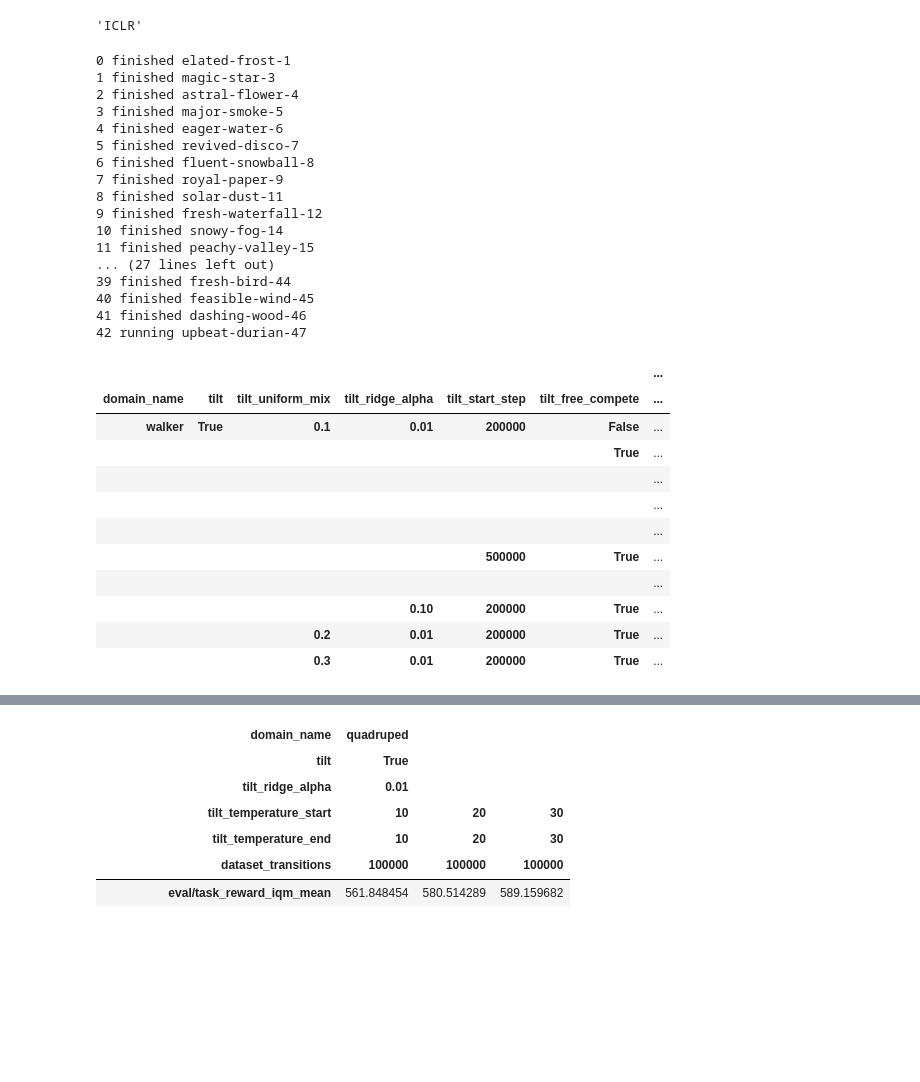
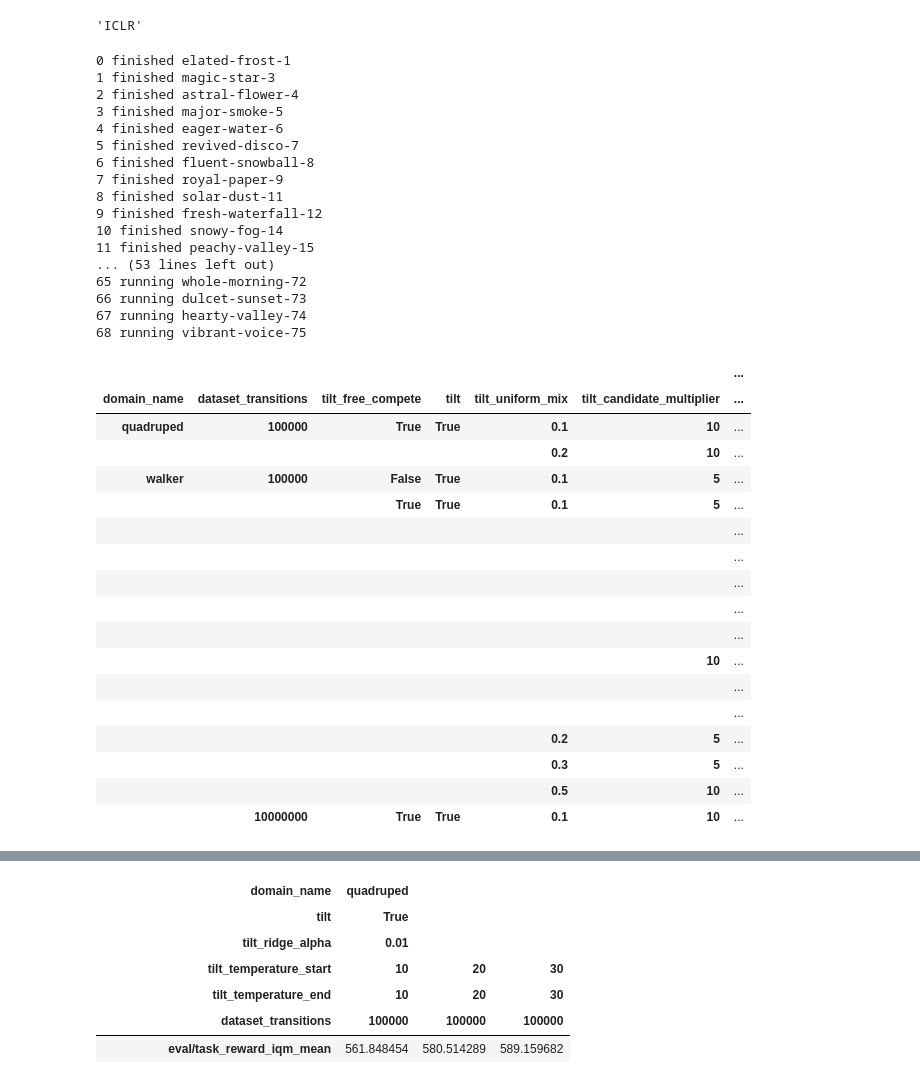
Before and after one commit to Giho-Kim/note, a Jupyter notebook: D-LEVER-FB.ipynb, the cells around one changed output, grey strips where cells are left out. Cells and saved outputs as stored; diff of their text form; code cells hidden in the pictures; blank space fills up the shorter version.

```diff
--- a/D-LEVER-FB.ipynb
+++ b/D-LEVER-FB.ipynb
@@ -82,7 +82,7 @@ project
 # %% [output]
 'ICLR'
 # %%
-configs = ['domain_name', 'tilt', 'tilt_uniform_mix', 'tilt_ridge_alpha', 'tilt_start_step', 'tilt_free_compete', 'seed', 'tilt_init_geom_ratio','tilt_candidate_multiplier']
+configs = ['domain_name', 'tilt', 'tilt_uniform_mix', 'tilt_ridge_alpha', 'tilt_beta', 'tilt_start_step', 'tilt_free_compete', 'seed', 'tilt_init_geom_ratio','tilt_candidate_multiplier','dataset_transitions']
 configs_sep = ['domain_name', 'tilt_temperature_start', 'dataset_transitions']
 criterion = 'eval/task_reward_iqm'
 # %%
@@ -149,29 +149,35 @@ result_df = pd.DataFrame(rows)
 9 finished fresh-waterfall-12
 10 finished snowy-fog-14
 11 finished peachy-valley-15
-... (27 lines left out)
-39 finished fresh-bird-44
-40 finished feasible-wind-45
-41 finished dashing-wood-46
-42 running upbeat-durian-47
+... (53 lines left out)
+65 running whole-morning-72
+66 running dulcet-sunset-73
+67 running hearty-valley-74
+68 running vibrant-voice-75
 # %%
 pd.set_option("display.max_rows", None)
 pd.set_option("display.max_columns", None)
-configs = ['domain_name', 'tilt', 'tilt_uniform_mix', 'tilt_ridge_alpha', 'tilt_start_step', 'tilt_free_compete', 'tilt_init_geom_ratio','tilt_candidate_multiplier']
+configs = ['domain_name', 'dataset_transitions', 'tilt_free_compete', 'tilt', 'tilt_uniform_mix','tilt_candidate_multiplier', 'tilt_ridge_alpha','tilt_beta', 'tilt_start_step', 'tilt_init_geom_ratio']
 result_df.groupby(configs)[criterion].agg(['mean','count', 'sem'])
 # %% [output]
 |  |  |  |  |  |  | ... |
-| domain_name | tilt | tilt_uniform_mix | tilt_ridge_alpha | tilt_start_step | tilt_free_compete | ... |
-| walker | True | 0.1 | 0.01 | 200000 | False | ... |
-|  |  |  |  |  | True | ... |
+| domain_name | dataset_transitions | tilt_free_compete | tilt | tilt_uniform_mix | tilt_candidate_multiplier | ... |
+| quadruped | 100000 | True | True | 0.1 | 10 | ... |
+|  |  |  |  | 0.2 | 10 | ... |
+| walker | 100000 | False | True | 0.1 | 5 | ... |
+|  |  | True | True | 0.1 | 5 | ... |
 |  |  |  |  |  |  | ... |
 |  |  |  |  |  |  | ... |
 |  |  |  |  |  |  | ... |
-|  |  |  |  | 500000 | True | ... |
 |  |  |  |  |  |  | ... |
-|  |  |  | 0.10 | 200000 | True | ... |
-|  |  | 0.2 | 0.01 | 200000 | True | ... |
-|  |  | 0.3 | 0.01 | 200000 | True | ... |
+|  |  |  |  |  |  | ... |
+|  |  |  |  |  | 10 | ... |
+|  |  |  |  |  |  | ... |
+|  |  |  |  |  |  | ... |
+|  |  |  |  | 0.2 | 5 | ... |
+|  |  |  |  | 0.3 | 5 | ... |
+|  |  |  |  | 0.5 | 10 | ... |
+|  | 10000000 | True | True | 0.1 | 10 | ... |
 # %%
 task = 'walker'
 task_df = result_df[result_df['domain_name']==task]
```
Also changed, not shown: parts of 1 cell of this notebook, 3 other files.
